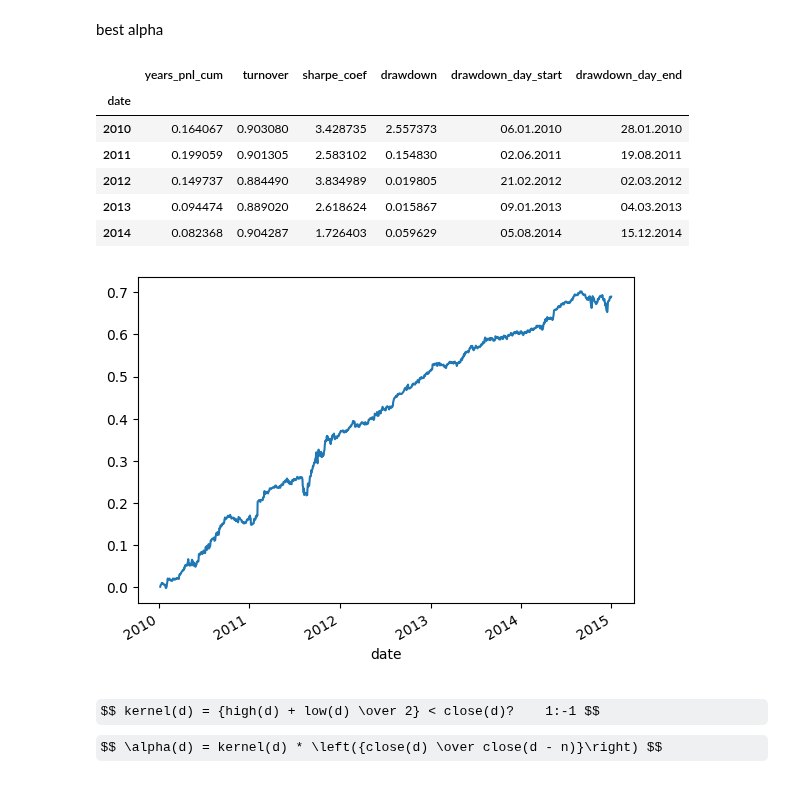
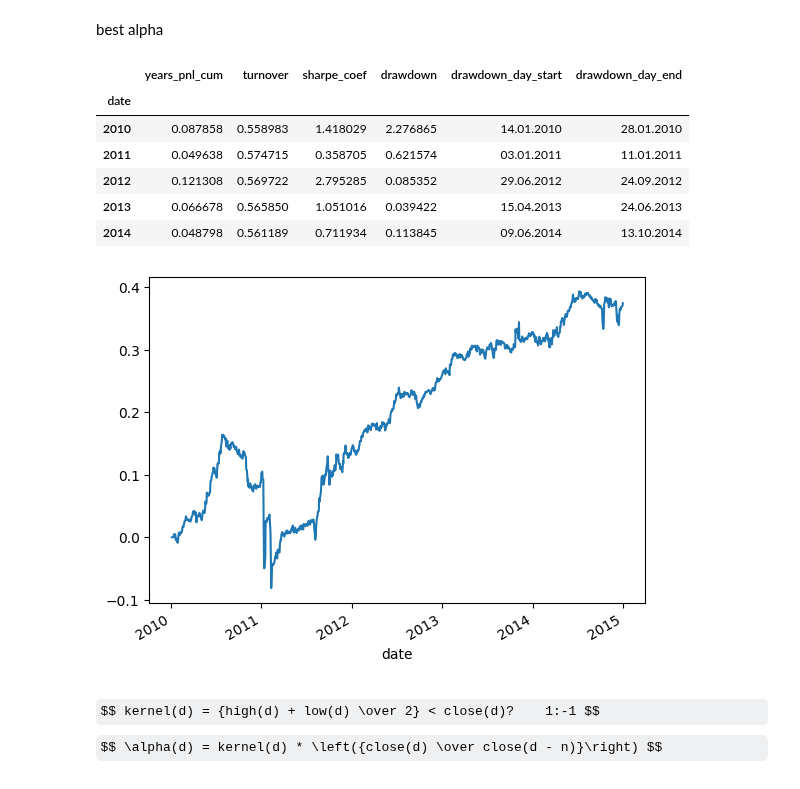
Before and after one commit to ChingisBadmaev/sirius_university, a Jupyter notebook: finding_alphas/task_list_2/main.ipynb, the cells around one changed output. Drawn from its saved outputs; the diff is of its cells as text; code cells hidden in the pictures; some formulas as TeX source.

```diff
--- a/finding_alphas/task_list_2/main.ipynb
+++ b/finding_alphas/task_list_2/main.ipynb
@@ -288,12 +348,12 @@ $$ kernel(d) = {high(d) * low(d) \over close^2(d)} $$
 $$ \alpha(d) = kernel $$
 # %%
 def algh_alpha_high_mul_low_over_close2(n=1, data_close=0, data_open=0, data_high=0, data_low=0, volume=0,cut_middle_coef=0, cut_outliers_coef=0, ranking=False, decaying=False, decay_d=0, decay_k=0):
-    kernel = (data_high * data_low) / data_close ** 2
+    kernel = (data_high * data_low) / data_close.shift(n) ** 2
     alpha = kernel
     if decaying == True:
         alpha = get_decay_alpha(alpha, decay_d, decay_k)
     if ranking == True:
         alpha = alpha.T.apply(lambda x: get_rank(x)).T
     alpha = alpha.T.apply(lambda x: cut_outliers(x, cut_outliers_coef)).apply(lambda x: cut_middle(x, cut_middle_coef)).apply(neutralize).apply(normalize).T
-    return alpha
+    return -alpha
 # %%
@@ -301,16 +372,16 @@ def algh_alpha_high_mul_low_over_close2(n=1, data_close=0, data_open=0, data_hig
 # %% [markdown]
 best alpha
 # %%
-alpha_stats(data_returns, algh_alpha_high_mul_low_over_close2(data_close=data_close, data_high=data_high, data_low=data_low, cut_middle_coef=0, cut_outliers_coef=0, ranking=False, decaying=True, decay_d=4, decay_k=3))
+alpha_stats(data_returns, algh_alpha_high_mul_low_over_close2(n=6, data_close=data_close, data_high=data_high, data_low=data_low, cut_middle_coef=0, cut_outliers_coef=0, ranking=False, decaying=False))
 # %% [output]
 |  | years_pnl_cum | turnover | sharpe_coef | drawdown | drawdown_day_start | drawdown_day_end |
 | date |  |  |  |  |  |  |
-| 2010 | 0.164067 | 0.903080 | 3.428735 | 2.557373 | 06.01.2010 | 28.01.2010 |
-| 2011 | 0.199059 | 0.901305 | 2.583102 | 0.154830 | 02.06.2011 | 19.08.2011 |
-| 2012 | 0.149737 | 0.884490 | 3.834989 | 0.019805 | 21.02.2012 | 02.03.2012 |
-| 2013 | 0.094474 | 0.889020 | 2.618624 | 0.015867 | 09.01.2013 | 04.03.2013 |
-| 2014 | 0.082368 | 0.904287 | 1.726403 | 0.059629 | 05.08.2014 | 15.12.2014 |
+| 2010 | 0.087858 | 0.558983 | 1.418029 | 2.276865 | 14.01.2010 | 28.01.2010 |
+| 2011 | 0.049638 | 0.574715 | 0.358705 | 0.621574 | 03.01.2011 | 11.01.2011 |
+| 2012 | 0.121308 | 0.569722 | 2.795285 | 0.085352 | 29.06.2012 | 24.09.2012 |
+| 2013 | 0.066678 | 0.565850 | 1.051016 | 0.039422 | 15.04.2013 | 24.06.2013 |
+| 2014 | 0.048798 | 0.561189 | 0.711934 | 0.113845 | 09.06.2014 | 13.10.2014 |
-[figure, old version]
+[figure, new version]
 # %% [markdown]
 $$ kernel(d) = {high(d) + low(d) \over 2} < close(d)?    1:-1 $$
 $$ \alpha(d) = kernel(d) * \left({close(d) \over close(d - n)}\right) $$
```
Also changed, not shown: parts of 45 cells of this notebook.
